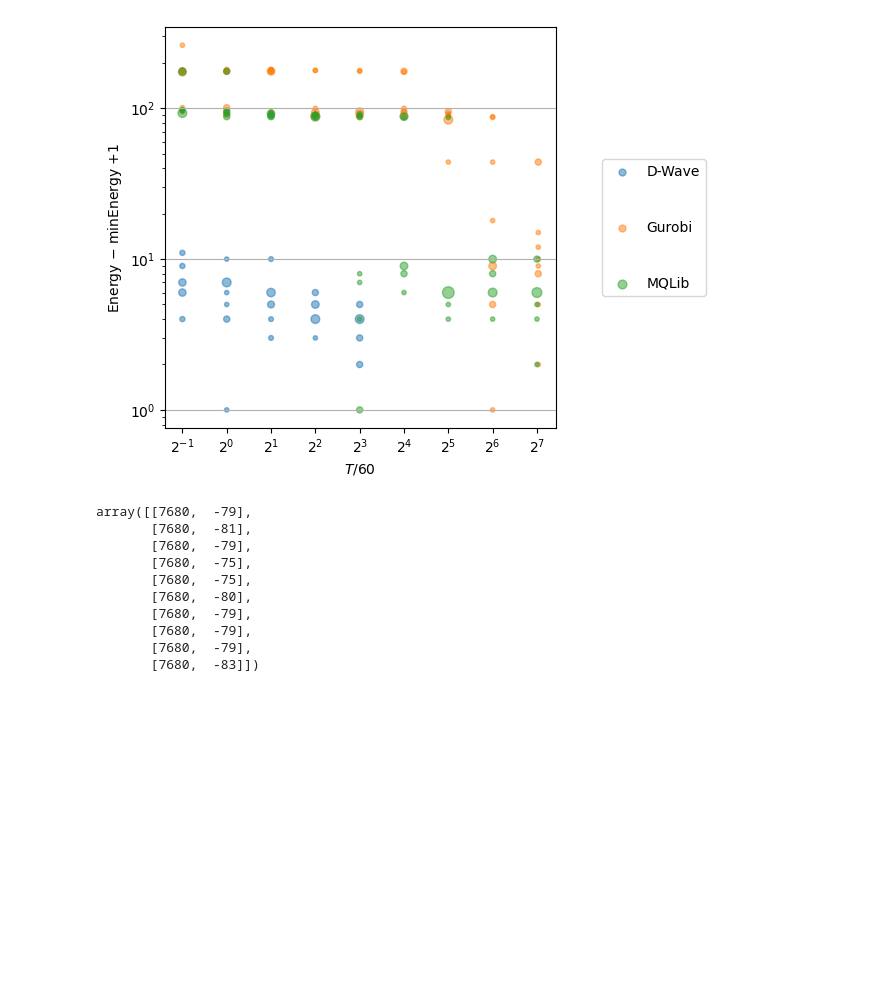
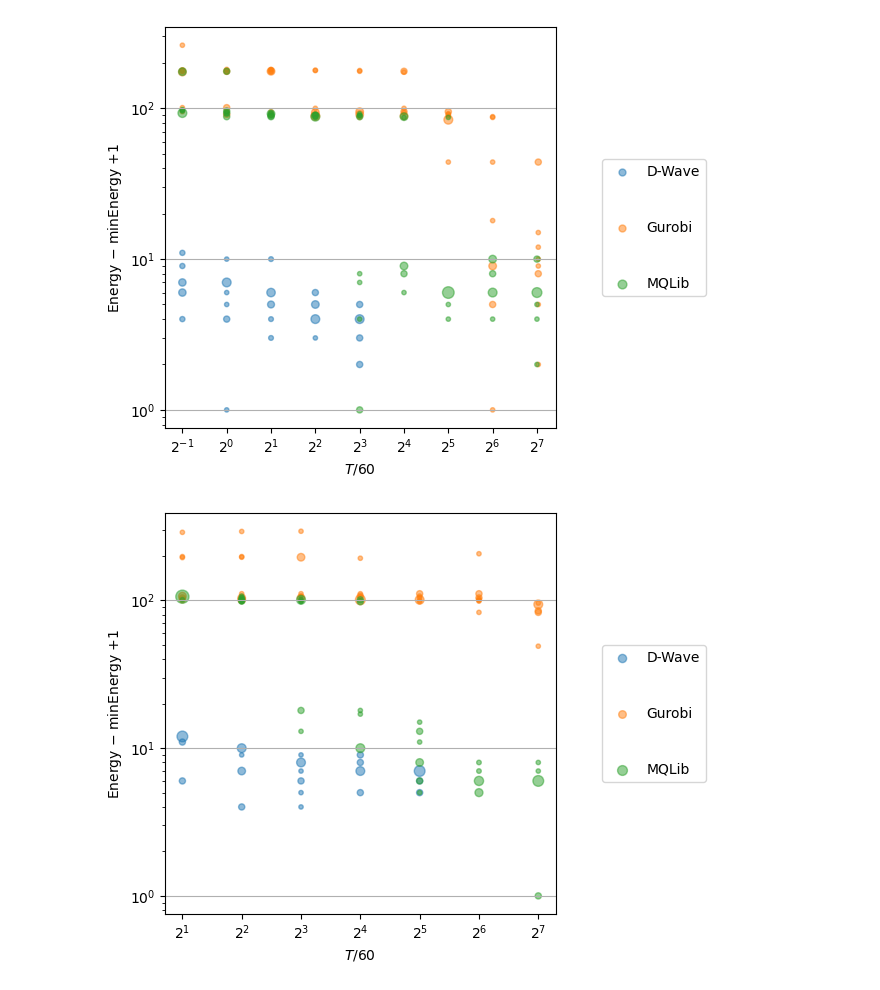
Before and after one commit to JoshCudby/pangenome, a Jupyter notebook: tangle/notebooks/max_path_plotting.ipynb, the cells around one changed output. Drawn from its saved outputs; the diff is of its cells as text; code cells hidden in the pictures; blank space fills up the shorter version.

```diff
--- a/tangle/notebooks/max_path_plotting.ipynb
+++ b/tangle/notebooks/max_path_plotting.ipynb
@@ -10,7 +10,10 @@ dwave_data_k71 = np.load('../../out/data.dwave.k71.npy')
 mqlib_data_k61 = np.load('../../out/data.mqlib.k61.npy')
 mqlib_data_k71 = np.load('../../out/data.mqlib.k71.npy')
 
+gurobi_data_k61 = np.load('../../out/data.gurobi.k61.npy')
 gurobi_data_k71 = np.load('../../out/data.gurobi.k71.npy')
+# %%
+times, counts = np.unique(dwave_data_k61[:,0], return_counts=True)
 # %%
 def plot_qubo_data(*args):
     fig, ax = plt.subplots()
@@ -39,16 +42,7 @@ def plot_qubo_data(*args):
 plot_qubo_data(dwave_data_k71, gurobi_data_k71, mqlib_data_k71)
 # %% [output]
 [figure]
-# %%
-mqlib_data_k71[-10:,:]
-# %% [output]
-array([[7680,  -79],
-       [7680,  -81],
-       [7680,  -79],
-       [7680,  -75],
-       [7680,  -75],
-       [7680,  -80],
-       [7680,  -79],
-       [7680,  -79],
-       [7680,  -79],
-       [7680,  -83]])
+# %%
+plot_qubo_data(dwave_data_k61, gurobi_data_k61, mqlib_data_k61)
+# %% [output]
+[figure, added]
```
Also changed, not shown: 3 other files.
